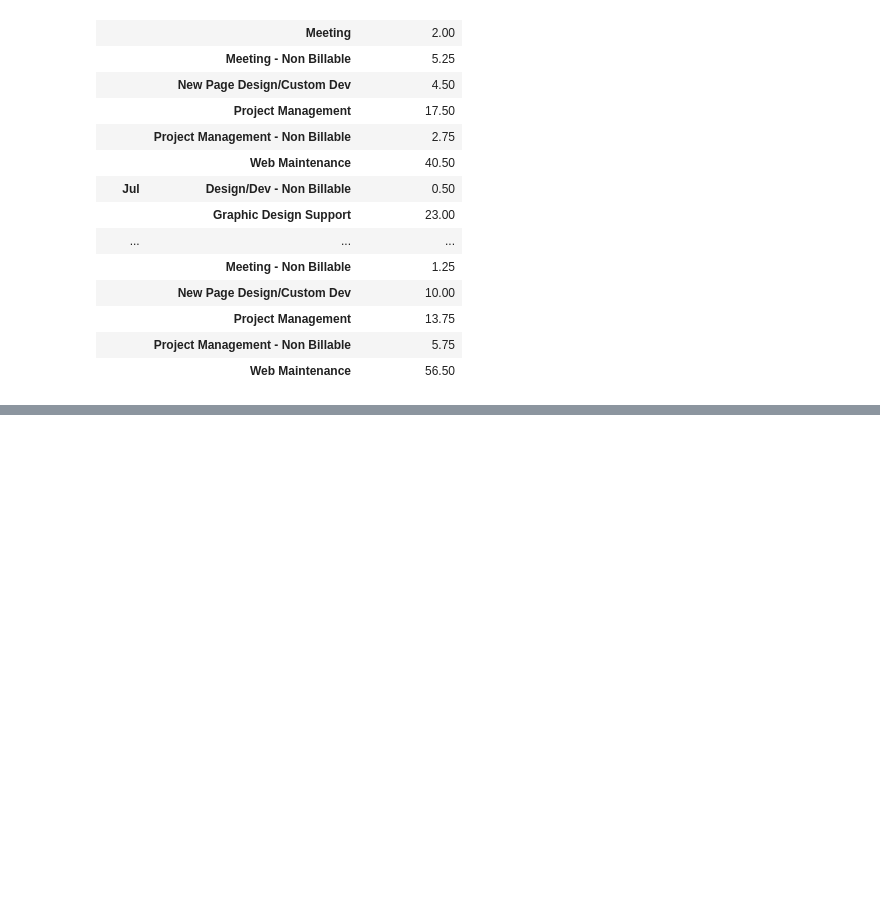
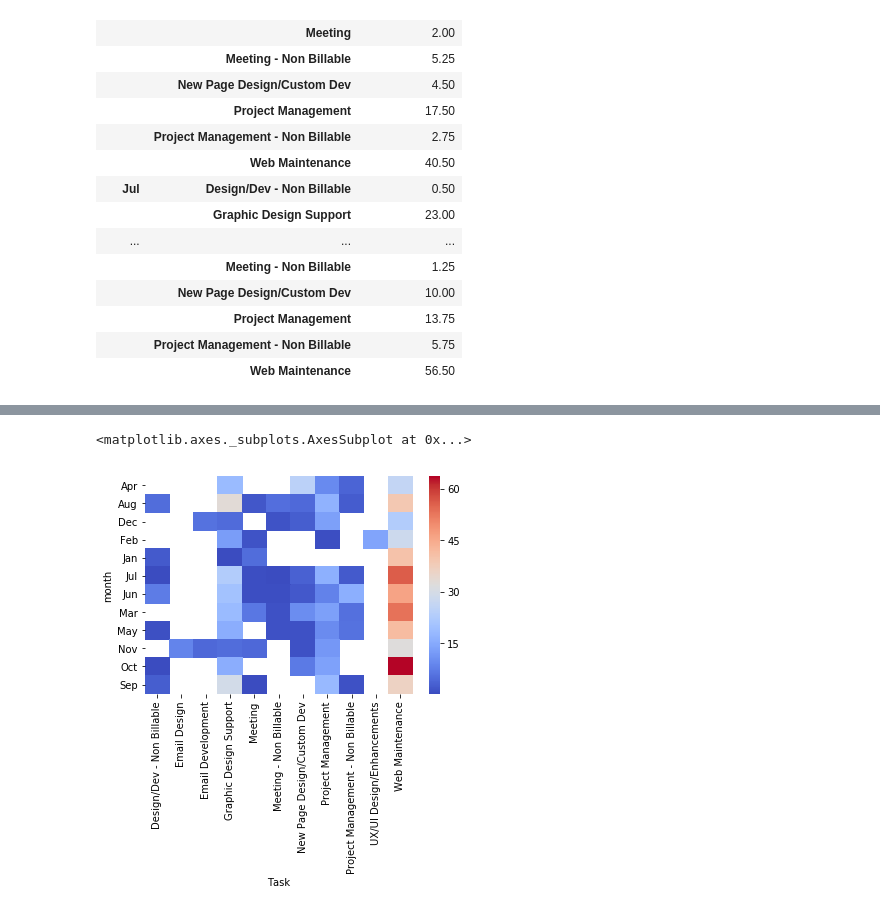
Before and after one commit to kbrook10/bootcamp_python_for_data_science_and_machine_learning, a Jupyter notebook: support_files/Practice_KKR/Analysis_KKR_2017.ipynb, the cells around one changed output, grey strips where cells are left out. Saved outputs shown, nothing was run; the diff lists cells and outputs as text; code cells hidden in the pictures; blank space fills up the shorter version.

```diff
--- a/support_files/Practice_KKR/Analysis_KKR_2017.ipynb
+++ b/support_files/Practice_KKR/Analysis_KKR_2017.ipynb
@@ -814,0 +826,6 @@ pv_table
+# %%
+# Review the data
+#df.head(5)
+# Convert the data into matrix form
+pt_data = df.pivot_table(index='month', columns='Task', values='Hours', aggfunc=np.sum).copy()
+pt_data
@@ -814,0 +866,6 @@ pv_table
+# %%
+# Create Heatmap to dig deeper into the data
+sns.heatmap(pt_data, cmap='coolwarm')
+# %% [output]
+<matplotlib.axes._subplots.AxesSubplot at 0x...>
+[figure, added]
```
Also changed, not shown: parts of 11 cells of this notebook, 1 other file.
